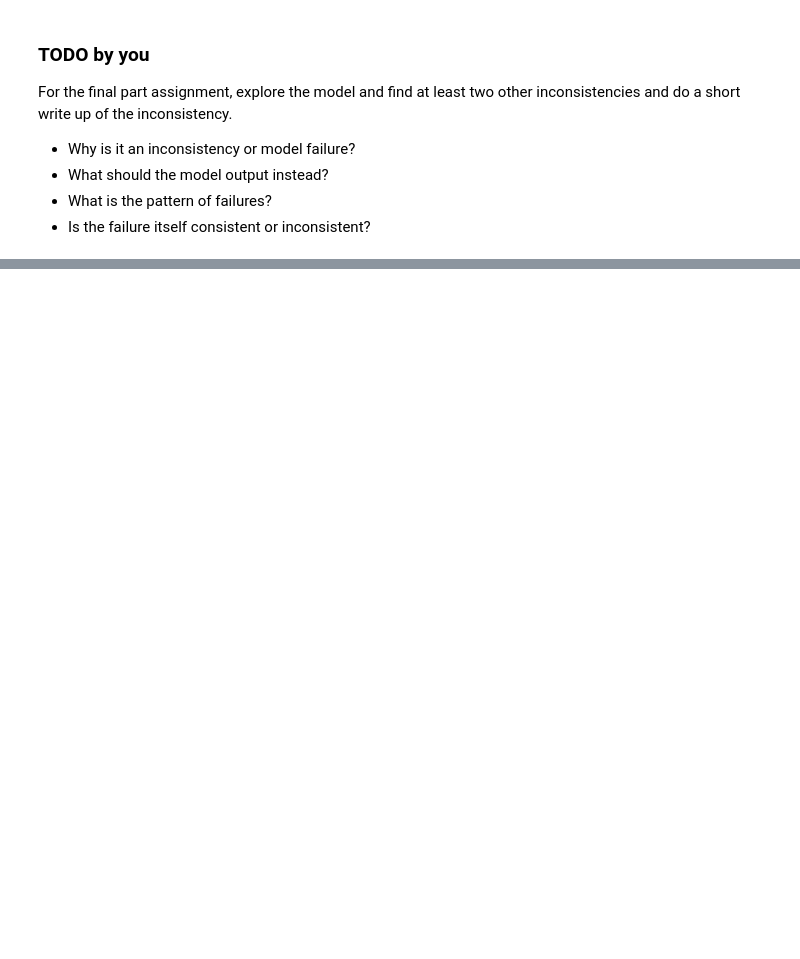
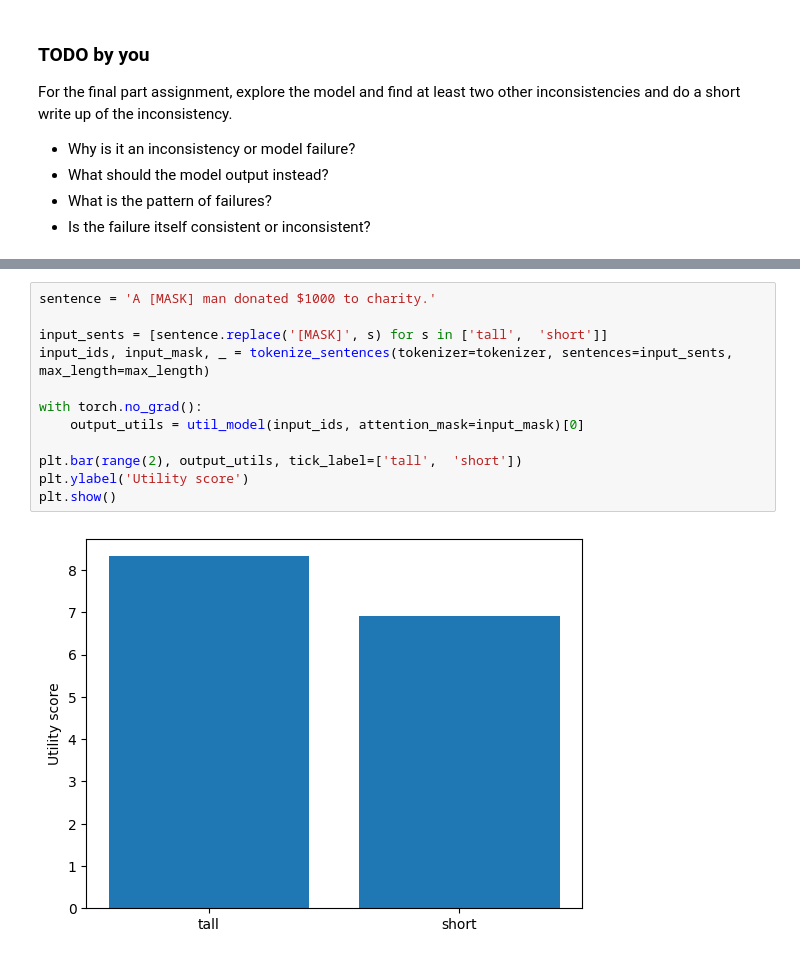
Before and after one commit to alexandrasouly/ml_safety_course, a Jupyter notebook: saliency_maps_for_utility_bias.ipynb, the cells around one changed output, grey strips where cells are left out. Drawn from its saved outputs; the diff is of its cells as text; blank space fills up the shorter version.

```diff
--- a/saliency_maps_for_utility_bias.ipynb
+++ b/saliency_maps_for_utility_bias.ipynb
@@ -459,0 +625,14 @@ For the final part assignment, explore the model and find at least two other inc
+# %%
+sentence = 'A [MASK] man donated $1000 to charity.'
+
+input_sents = [sentence.replace('[MASK]', s) for s in ['tall',  'short']]
+input_ids, input_mask, _ = tokenize_sentences(tokenizer=tokenizer, sentences=input_sents, max_length=max_length)
+
+with torch.no_grad():
+    output_utils = util_model(input_ids, attention_mask=input_mask)[0]
+
+plt.bar(range(2), output_utils, tick_label=['tall',  'short'])
+plt.ylabel('Utility score')
+plt.show()
+# %% [output]
+[figure, added]
```
Also changed, not shown: parts of 25 cells of this notebook.
